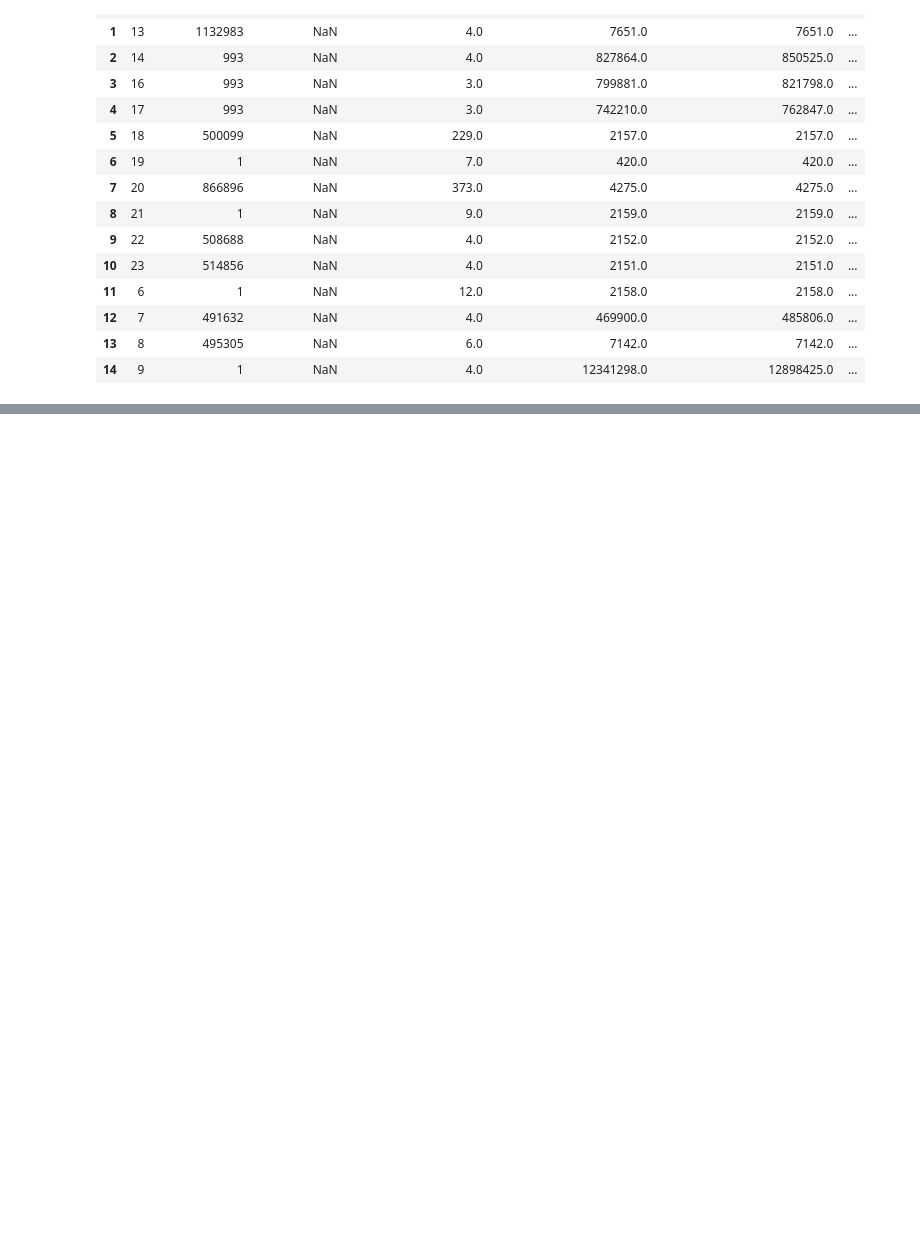
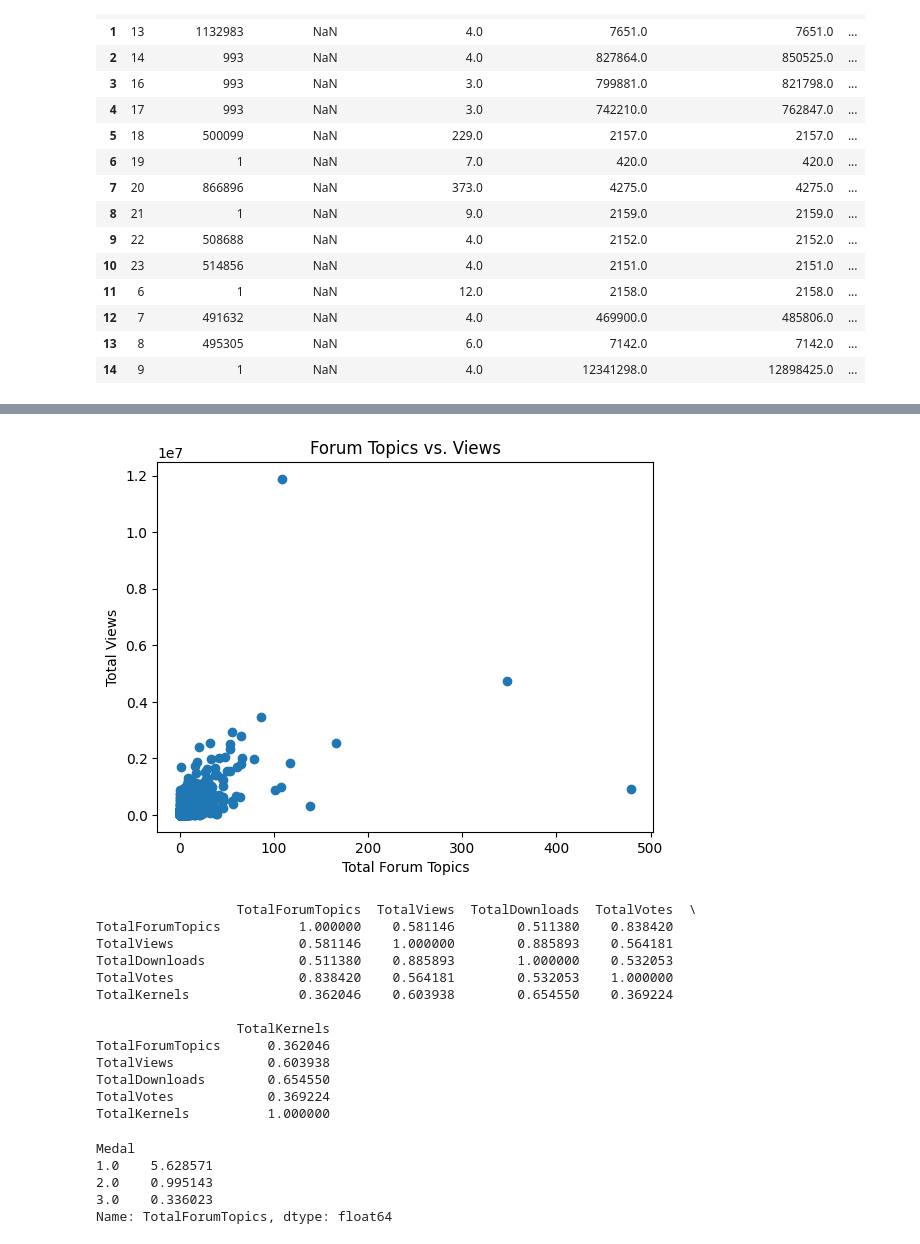
Before and after one commit to faseeh-quraishi/KaggleDatasetsEngagementPrediction-MetaKaggleHackathon, a Jupyter notebook: meta-kaggle-competition.ipynb, the cells around one changed output, grey strips where cells are left out. Drawn from its saved outputs; the diff is of its cells as text; code cells hidden in the pictures; blank space fills up the shorter version.

```diff
--- a/meta-kaggle-competition.ipynb
+++ b/meta-kaggle-competition.ipynb
@@ -69,0 +168,35 @@ datasets_df.head(15)
+# %%
+# Scatter plot: forum topics vs. views
+plt.scatter(datasets_df['TotalForumTopics'], datasets_df['TotalViews'])
+plt.xlabel('Total Forum Topics')
+plt.ylabel('Total Views')
+plt.title('Forum Topics vs. Views')
+plt.show()
+
+# Correlation matrix
+correlation = datasets_df[['TotalForumTopics', 'TotalViews', 'TotalDownloads', 'TotalVotes', 'TotalKernels']].corr()
+print(correlation)
+# %% [output]
+[figure, added]
+                  TotalForumTopics  TotalViews  TotalDownloads  TotalVotes  \
+TotalForumTopics          1.000000    0.581146        0.511380    0.838420
+TotalViews                0.581146    1.000000        0.885893    0.564181
+TotalDownloads            0.511380    0.885893        1.000000    0.532053
+TotalVotes                0.838420    0.564181        0.532053    1.000000
+TotalKernels              0.362046    0.603938        0.654550    0.369224
+
+                  TotalKernels
+TotalForumTopics      0.362046
+TotalViews            0.603938
+TotalDownloads        0.654550
+TotalVotes            0.369224
+TotalKernels          1.000000
+# %%
+# Average forum topics by Medal type
+print(datasets_df.groupby('Medal')['TotalForumTopics'].mean())
+# %% [output]
+Medal
+1.0    5.628571
+2.0    0.995143
+3.0    0.336023
+Name: TotalForumTopics, dtype: float64
```
Also changed, not shown: parts of 9 cells of this notebook.
